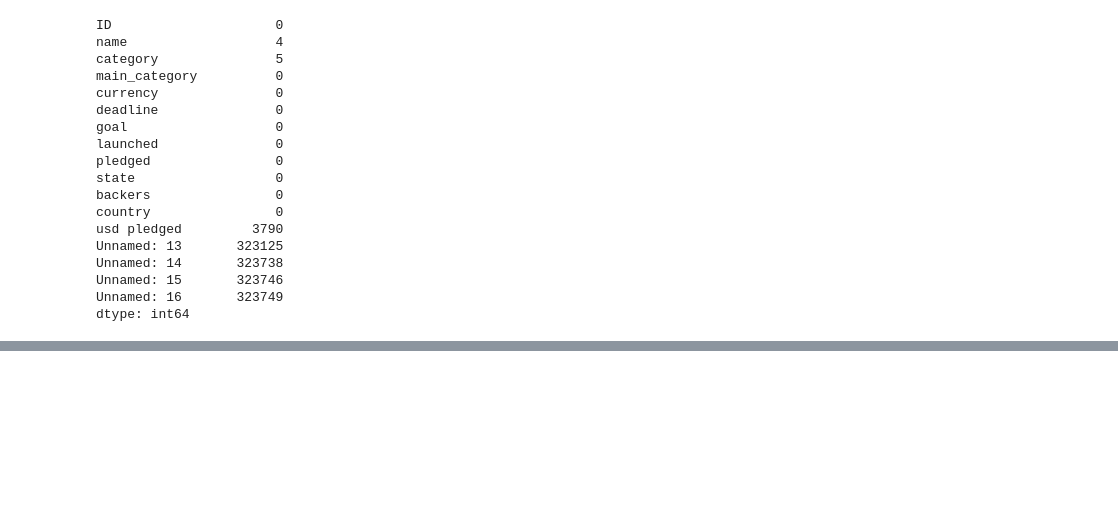
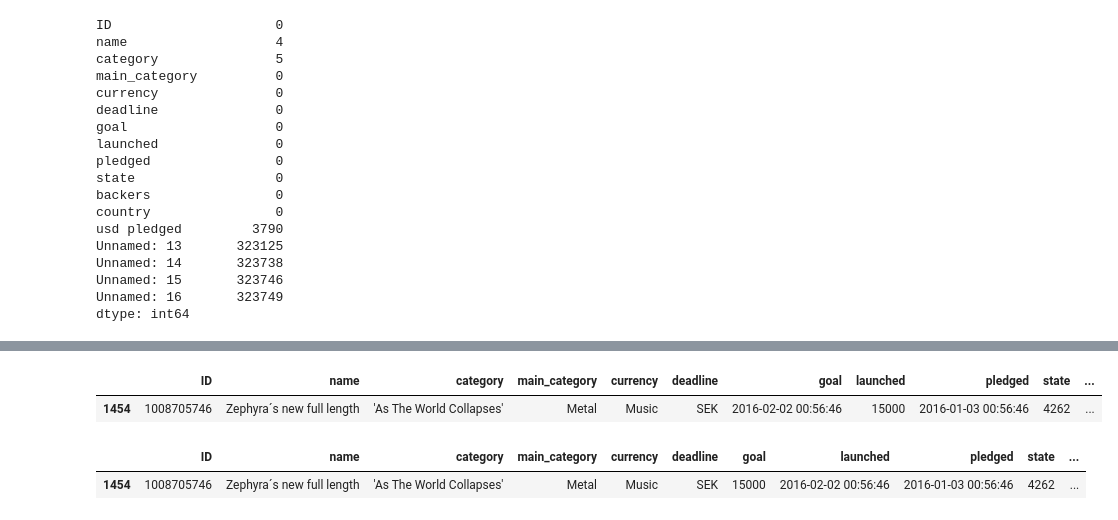
Before and after one commit to JonBebi/Kickfinisher, a Jupyter notebook: Untitled.ipynb, the cells around one changed output, grey strips where cells are left out. Saved outputs shown, nothing was run; the diff lists cells and outputs as text; code cells hidden in the pictures; blank space fills up the shorter version.

```diff
--- a/Untitled.ipynb
+++ b/Untitled.ipynb
@@ -96,0 +159,5 @@ dtype: int64
+# %%
+df[df['goal'] == '2016-02-02 00:56:46']
+# %% [output]
+|  | ID | name | category | main_category | currency | deadline | goal | launched | pledged | state | ... |
+| 1454 | 1008705746 | Zephyra´s new full length | 'As The World Collapses' | Metal | Music | SEK | 2016-02-02 00:56:46 | 15000 | 2016-01-03 00:56:46 | 4262 | ... |
@@ -96,0 +167,5 @@ dtype: int64
+# %%
+df.loc[df['ID'] == 1008705746]
+# %% [output]
+|  | ID | name | category | main_category | currency | deadline | goal | launched | pledged | state | ... |
+| 1454 | 1008705746 | Zephyra´s new full length | 'As The World Collapses' | Metal | Music | SEK | 15000 | 2016-02-02 00:56:46 | 2016-01-03 00:56:46 | 4262 | ... |
```
Also changed, not shown: parts of 12 cells of this notebook.
